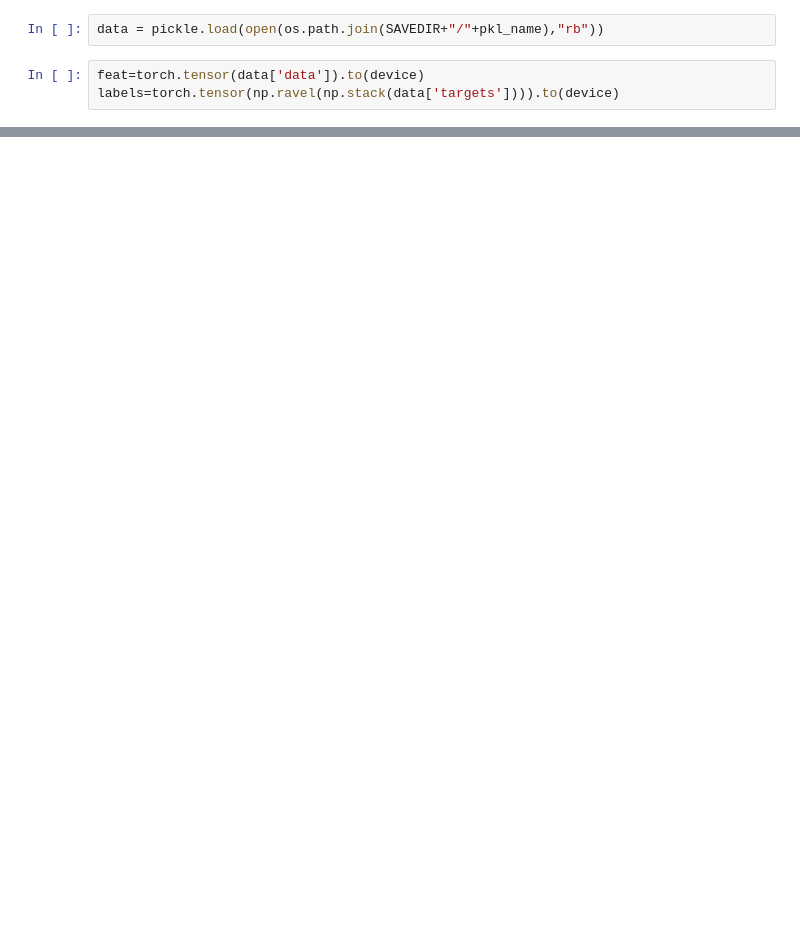
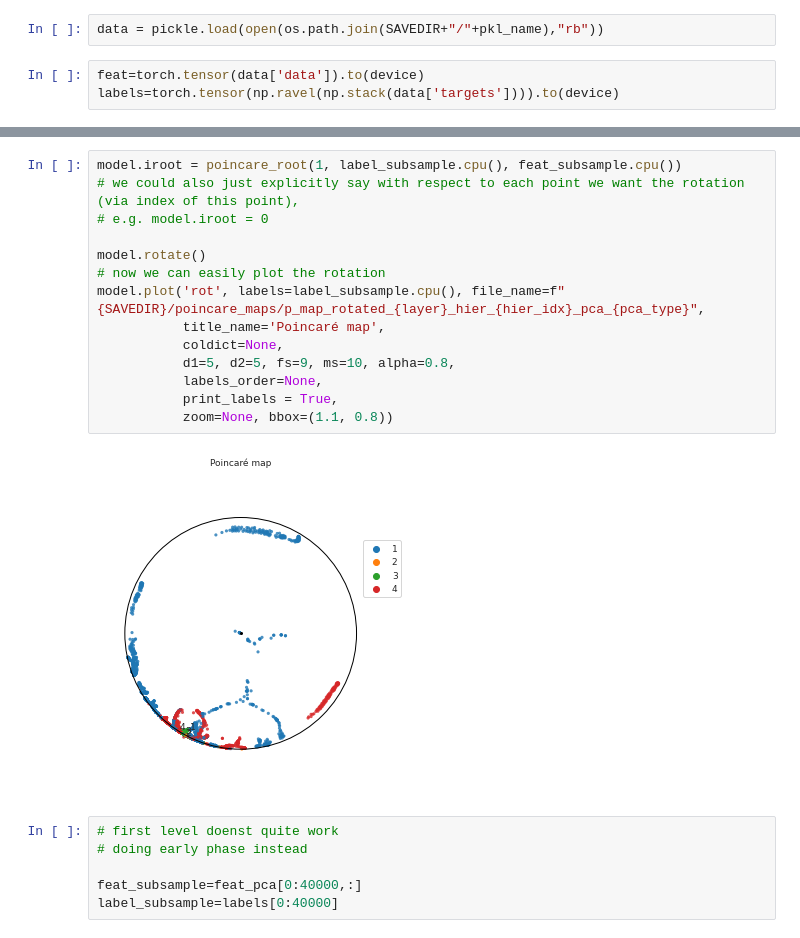
Before and after one commit to eghbalhosseini/neural_manifolds, a Jupyter notebook: test_p_map_on_KNN_data.ipynb, the cells around one changed output, grey strips where cells are left out. Saved outputs shown, nothing was run; the diff lists cells and outputs as text; blank space fills up the shorter version.

```diff
--- a/test_p_map_on_KNN_data.ipynb
+++ b/test_p_map_on_KNN_data.ipynb
@@ -60,3 +93,25 @@ label_subsample=labels[samples]
+# %%
+model.iroot = poincare_root(1, label_subsample.cpu(), feat_subsample.cpu())
+# we could also just explicitly say with respect to each point we want the rotation (via index of this point),
+# e.g. model.iroot = 0
+
+model.rotate()
+# now we can easily plot the rotation
+model.plot('rot', labels=label_subsample.cpu(), file_name=f"{SAVEDIR}/poincare_maps/p_map_rotated_{layer}_hier_{hier_idx}_pca_{pca_type}",
+           title_name='Poincaré map',
+           coldict=None,
+           d1=5, d2=5, fs=9, ms=10, alpha=0.8,
+           labels_order=None,
+           print_labels = True,
+           zoom=None, bbox=(1.1, 0.8))
+# %% [output]
+[figure, added]
+# %%
+# first level doenst quite work
+# doing early phase instead
+
+feat_subsample=feat_pca[0:40000,:]
+label_subsample=labels[0:40000]
 # %%
 poincare_coord, _ = compute_poincare_maps(feat_subsample.cpu(), label_subsample.cpu(),
                         f"{SAVEDIR}/poincare_maps/p_map_data_{layer}_hier_{hier_idx}",
```
Also changed, not shown: parts of 16 cells of this notebook, 1 other file.
